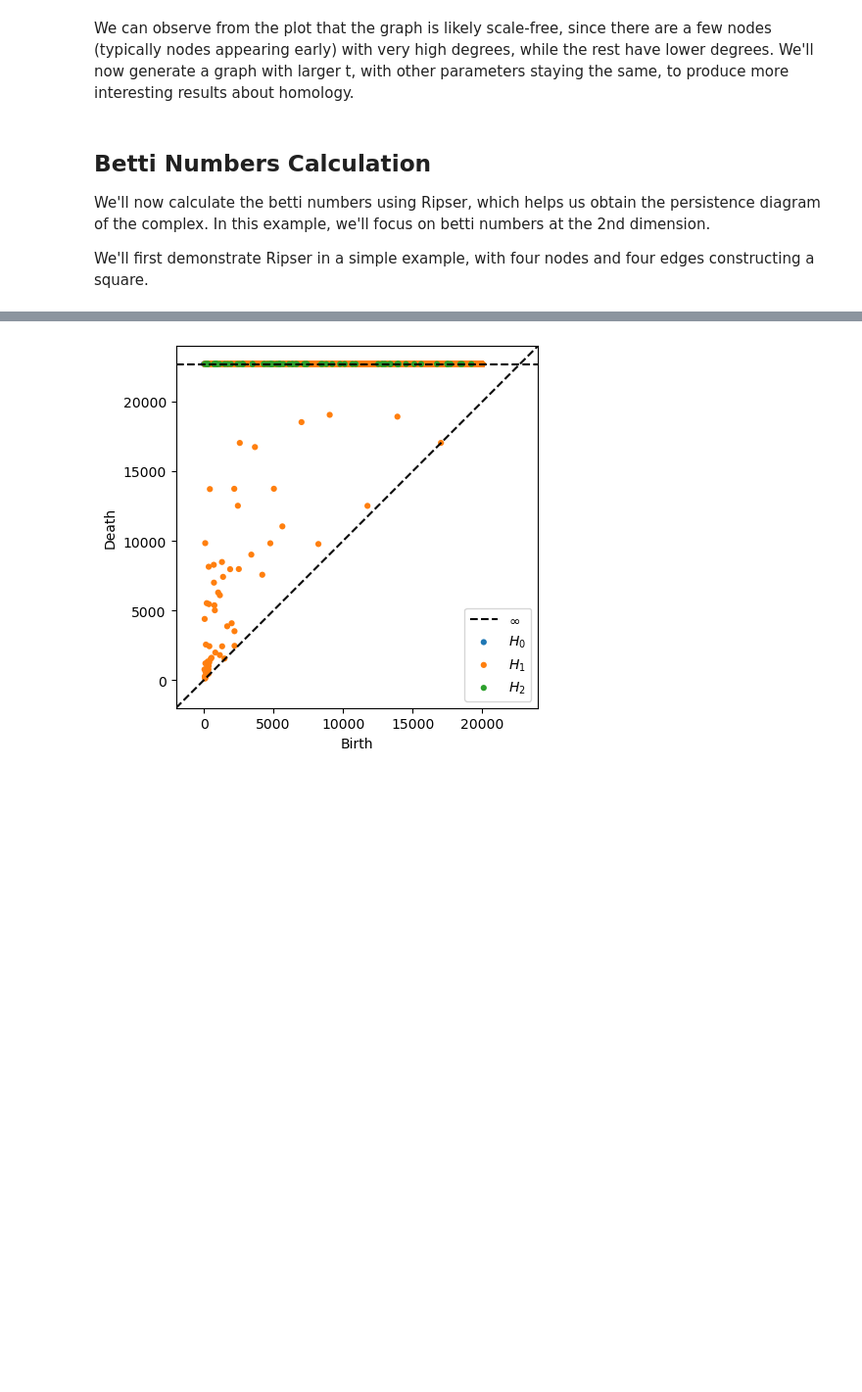
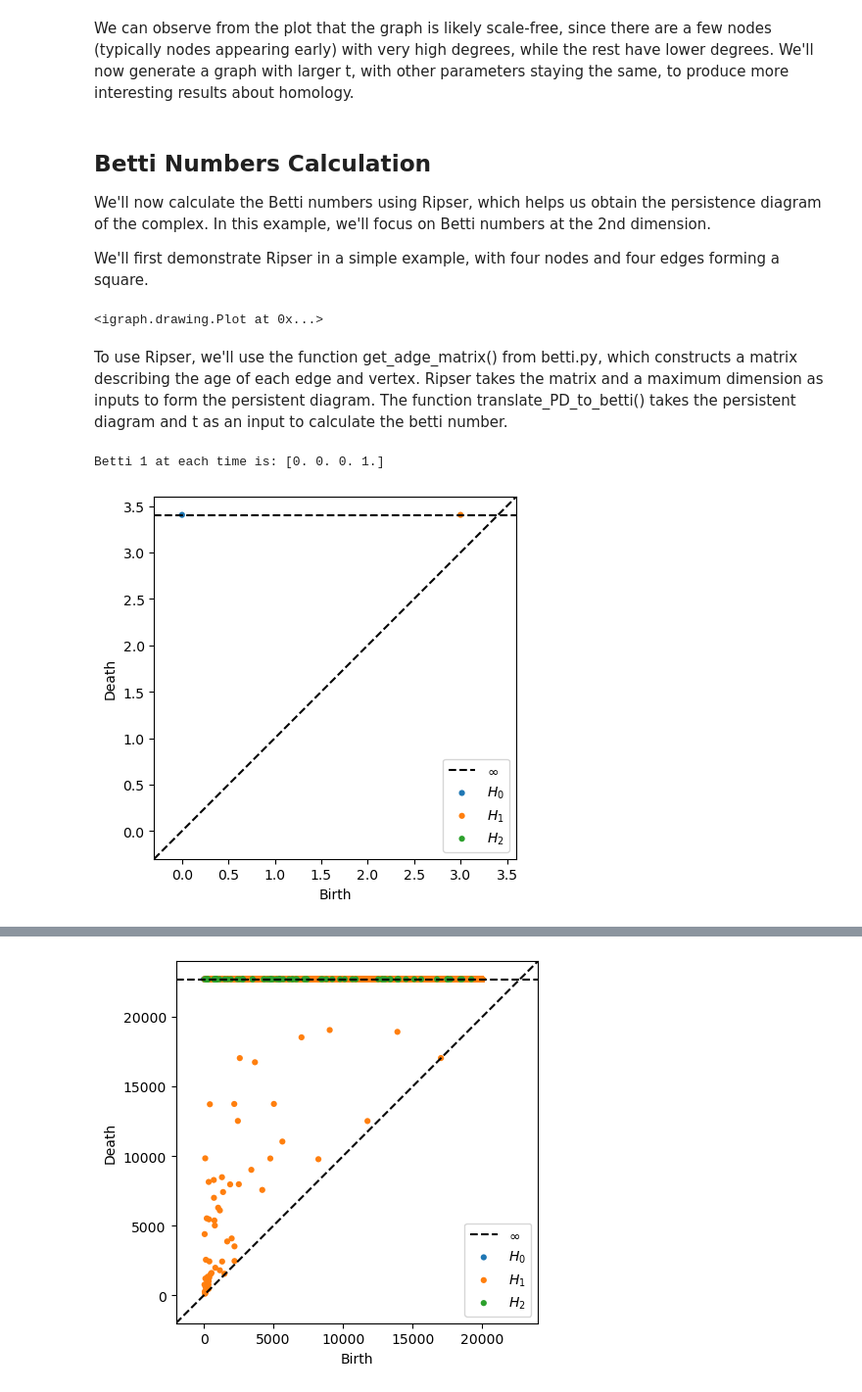
Before and after one commit to carolinerongyi/Preferential_Attachment_Clique_Complex, a Jupyter notebook: tutorial.ipynb, the cells around one changed output, grey strips where cells are left out. Shown at 98% size. Drawn from its saved outputs; the diff is of its cells as text; code cells hidden in the pictures; blank space fills up the shorter version.

```diff
--- a/tutorial.ipynb
+++ b/tutorial.ipynb
@@ -50,6 +50,23 @@ graph = pa_generator(T, m, delta, seed)
 # %% [markdown]
 ## Betti Numbers Calculation
 
-We'll now calculate the betti numbers using Ripser, which helps us obtain the persistence diagram of the complex. In this example, we'll focus on betti numbers at the 2nd dimension.
+We'll now calculate the Betti numbers using Ripser, which helps us obtain the persistence diagram of the complex. In this example, we'll focus on Betti numbers at the 2nd dimension.
 
-We'll first demonstrate Ripser in a simple example, with four nodes and four edges constructing a square.
+We'll first demonstrate Ripser in a simple example, with four nodes and four edges forming a square.
+# %%
+small_graph = ig.Graph()
+small_graph.add_vertices(4)
+small_graph.add_edges([(0,1), (1,2), (2,3), (3,0)])
+ig.plot(small_graph, bbox=(0, 0, 200, 200))
+# %% [output]
+<igraph.drawing.Plot at 0x...>
+# %% [markdown]
+To use Ripser, we'll use the function get_adge_matrix() from betti.py, which constructs a matrix describing the age of each edge and vertex. Ripser takes the matrix and a maximum dimension as inputs to form the persistent diagram. The function translate_PD_to_betti() takes the persistent diagram and t as an input to calculate the betti number.
+# %%
+mat = betti.get_age_matrix(small_graph)
+dgms = ripser(mat, distance_matrix=True, maxdim=2)['dgms']
+print('Betti 1 at each time is: ' + str(betti.translate_PD_to_betti(dgms[1], 4)))
+plot_diagrams(dgms)
+# %% [output]
+Betti 1 at each time is: [0. 0. 0. 1.]
+[figure, added]
```
Also changed, not shown: parts of 15 cells of this notebook.
